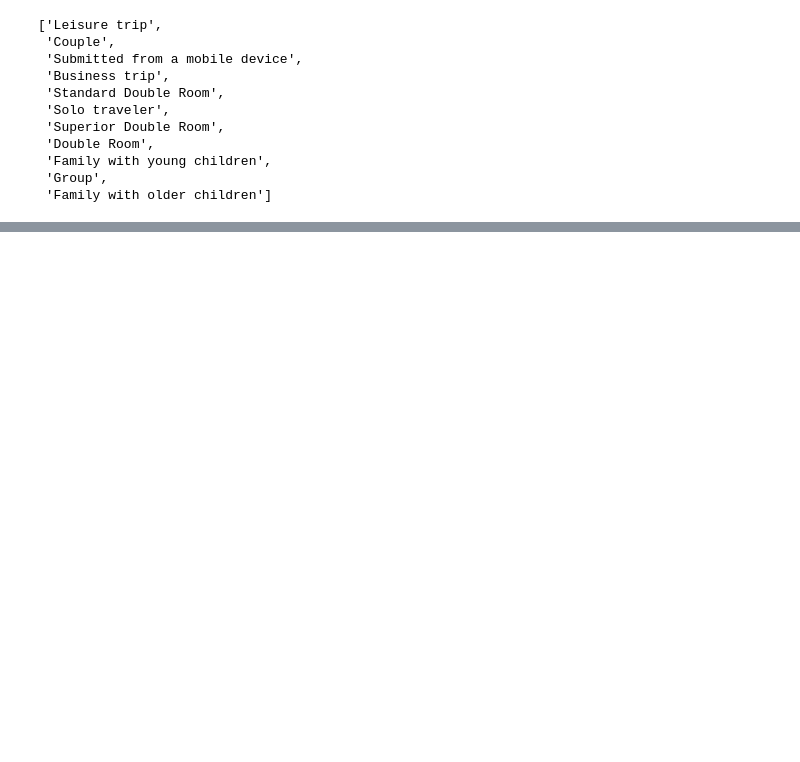
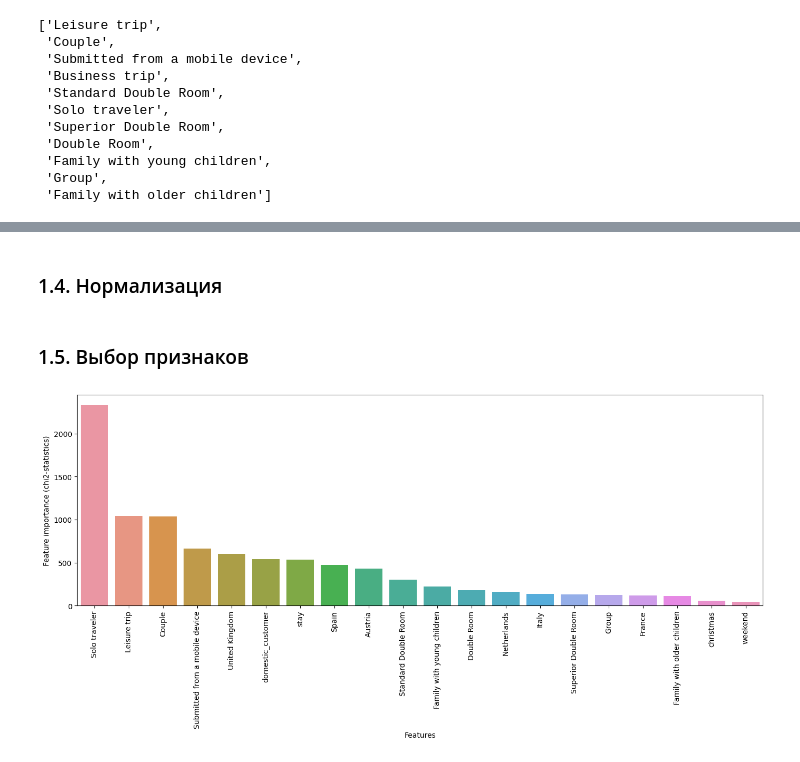
Before and after one commit to metalin37/Skillfactory, a Jupyter notebook: Project/ПРОЕКТ-3. EDA + Разработка функций. Соревнование на Kaggle/EDA_Project_3_model.ipynb, the cells around one changed output, grey strips where cells are left out. Saved outputs shown, nothing was run; the diff lists cells and outputs as text; code cells hidden in the pictures; blank space fills up the shorter version.

```diff
--- a/Project/ПРОЕКТ-3. EDA + Разработка функций. Соревнование на Kaggle/EDA_Project_3_model.ipynb
+++ b/Project/ПРОЕКТ-3. EDA + Разработка функций. Соревнование на Kaggle/EDA_Project_3_model.ipynb
@@ -168,0 +470,5 @@ memory usage: 76.7 MB
+# %%
+# Быстрое кодирование стран/городов отелей.
+
+country_onehot = pd.get_dummies(hotels['hotel_country'])
+hotels = pd.concat([hotels, country_onehot], axis=1)
@@ -168,0 +531,2 @@ memory usage: 76.7 MB
+# %% [markdown]
+### 1.4. Нормализация
@@ -168,0 +562,43 @@ memory usage: 76.7 MB
+# %% [markdown]
+### 1.5. Выбор признаков
+# %%
+# X — Признаки, y — цель
+
+X = hotels.drop([TARGET], axis = 1)
+y = hotels[TARGET]
+# %%
+# Категория и непрерывные признаки
+
+cat_cols = [
+    'domestic_customer', 'christmas', 'weekend', 'Leisure trip', 'Couple',
+    'Submitted from a mobile device', 'Standard Double Room', 'Solo traveler',
+    'Superior Double Room', 'Double Room', 'Family with young children',
+    'Group', 'Family with older children', 'Austria', 'France', 'Italy',
+    'Netherlands', 'Spain', 'United Kingdom', 'stay']
+
+cont_cols = [
+    'average_score', 'review_total_negative_word_counts', 'distance',
+    'total_number_of_reviews', 'review_total_positive_word_counts',
+    'total_number_of_reviews_reviewer_has_given', 'reviewer_nationality_enc',
+    'sin_date', 'cos_date', 'n_sentiment',
+    'p_sentiment', 'day_number']
+# %%
+# Расчет chi2-статистики для категориальных признаков
+
+y_cat = (y * 10).astype('int')  # класс не может быть плавающим для chi2
+
+chi2_stat, chi2_p = chi2(X[cat_cols], y_cat)
+chi2_stat = pd.DataFrame(chi2_stat, index=cat_cols).reset_index()
+chi2_stat.rename(
+    columns={'index': 'Features', 0: 'Feature importance (chi2-statistics)'},
+    inplace=True)
+chi2_stat['p-value'] = chi2_p
+chi2_stat.sort_values('Feature importance (chi2-statistics)',
+                   inplace = True, ascending=False)
+
+fig = plt.figure(figsize=(13, 4))
+ax = fig.add_axes([1, 1, 1, 1])
+plt.xticks(rotation=90)
+sns.barplot(data=chi2_stat, x='Features', y='Feature importance (chi2-statistics)');
+# %% [output]
+[figure, added]
```
Also changed, not shown: parts of 71 cells of this notebook, 8 other files.
